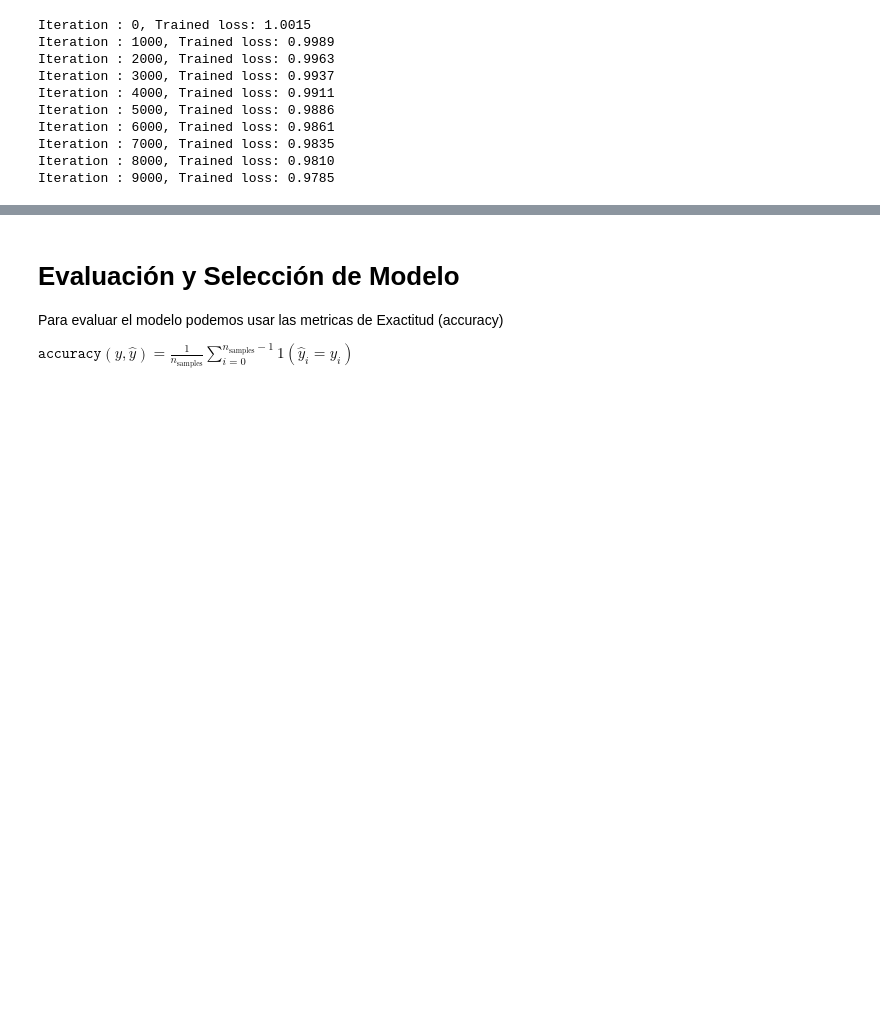
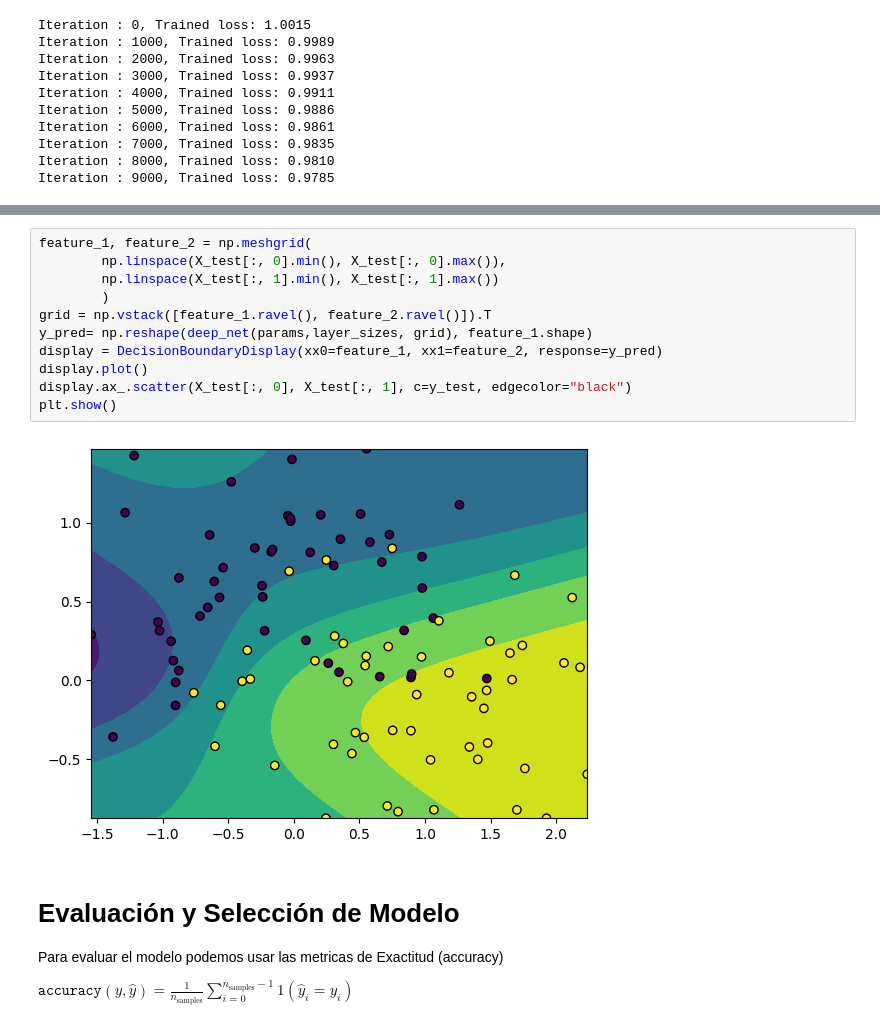
Before and after one commit to sherna90/inteligencia_artificial, a Jupyter notebook: 4.-Redes_Neuronales.ipynb, the cells around one changed output, grey strips where cells are left out. Saved outputs shown, nothing was run; the diff lists cells and outputs as text; blank space fills up the shorter version.

```diff
--- a/4.-Redes_Neuronales.ipynb
+++ b/4.-Redes_Neuronales.ipynb
@@ -426,3 +444,16 @@ plt.show()
+# %%
+feature_1, feature_2 = np.meshgrid(
+        np.linspace(X_test[:, 0].min(), X_test[:, 0].max()),
+        np.linspace(X_test[:, 1].min(), X_test[:, 1].max())
+        )
+grid = np.vstack([feature_1.ravel(), feature_2.ravel()]).T
+y_pred= np.reshape(deep_net(params,layer_sizes, grid), feature_1.shape)
+display = DecisionBoundaryDisplay(xx0=feature_1, xx1=feature_2, response=y_pred)
+display.plot()
+display.ax_.scatter(X_test[:, 0], X_test[:, 1], c=y_test, edgecolor="black")
+plt.show()
+# %% [output]
+[figure, added]
 # %% [markdown]
 # Evaluación y Selección de Modelo
 
```
Also changed, not shown: parts of 6 cells of this notebook.
